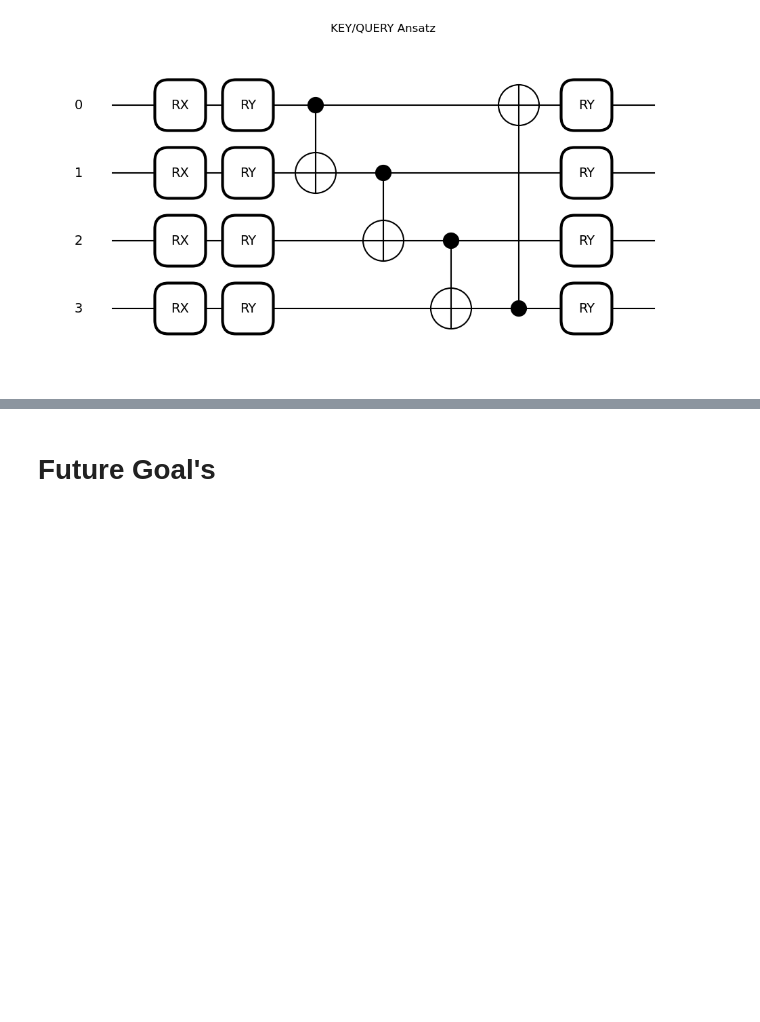
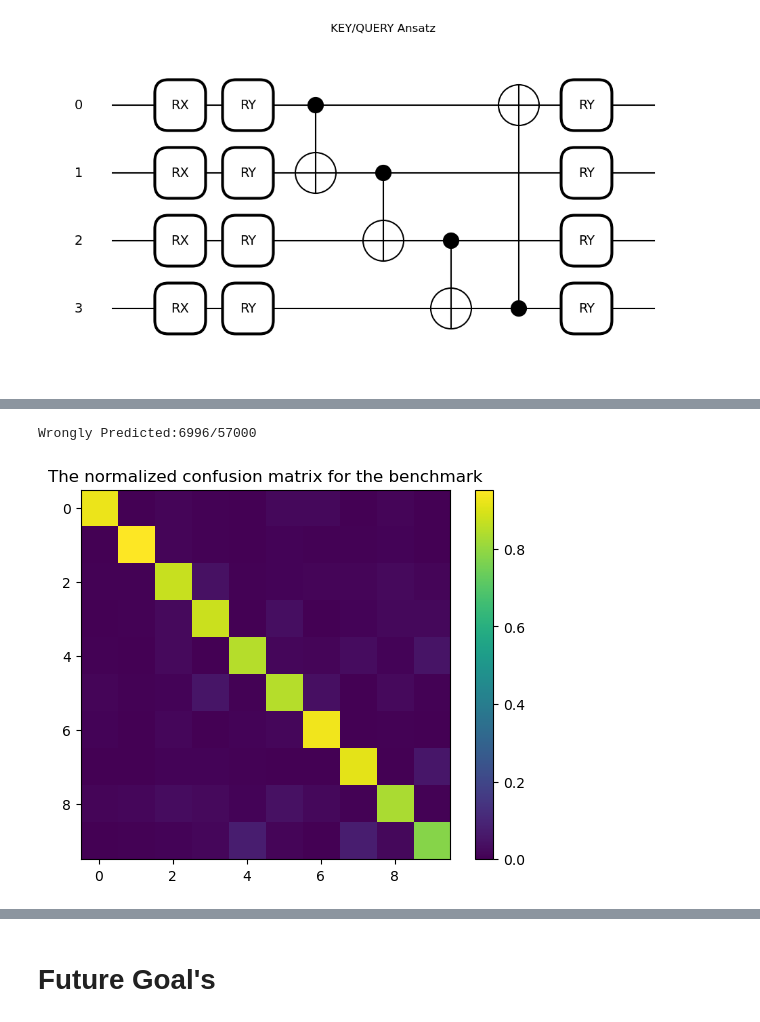
Before and after one commit to EyupBunlu/QViT_HEP_ML4Sci, a Jupyter notebook: Introduction.ipynb, the cells around one changed output, grey strips where cells are left out. Saved outputs shown, nothing was run; the diff lists cells and outputs as text; code cells hidden in the pictures; blank space fills up the shorter version.

```diff
--- a/Introduction.ipynb
+++ b/Introduction.ipynb
@@ -246,8 +251,6 @@ mnist_trainset = simple_dataset(transform(mnist_trainset.data).to(device),mnist_
 tr_set,val_set,rest = torch.utils.data.random_split(mnist_trainset,[200,40,mnist_trainset.target.shape[0]-240])
 tr_dl = DataLoader(tr_set,batch_size=1)
 val_dl = DataLoader(val_set,batch_size=1)
-# %%
-model = HViT(n,d,n_layers=1,n_h=1,FC_layers=[16,16,10],is_hybrid=True).to(device)
 # %%
 optim = torch.optim.Adam(model.parameters(),lr=1e-3)
 n_epochs = 20
@@ -351,0 +386,9 @@ KeyboardInterrupt:
+# %%
+pred = model(test_set.dataset.data[test_set.indices].to(device)).cpu().argmax(axis=1)
+plt.imshow(sklearn.metrics.confusion_matrix(pred,test_set.dataset.target[test_set.indices].to(device),normalize='true'))
+plt.colorbar()
+plt.title('The normalized confusion matrix for the benchmark')
+print(f'Wrongly Predicted:{ (pred != test_set.dataset.target[test_set.indices]).sum()}/{pred.shape[0]}')
+# %% [output]
+Wrongly Predicted:6996/57000
+[figure, added]
```
Also changed, not shown: parts of 11 cells of this notebook.
